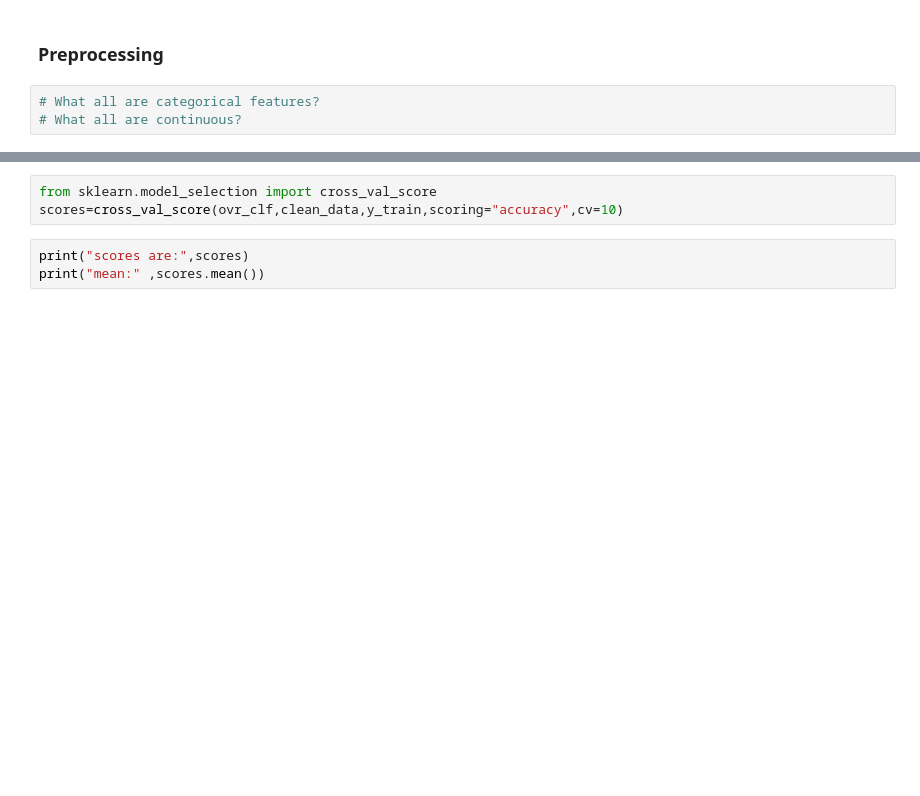
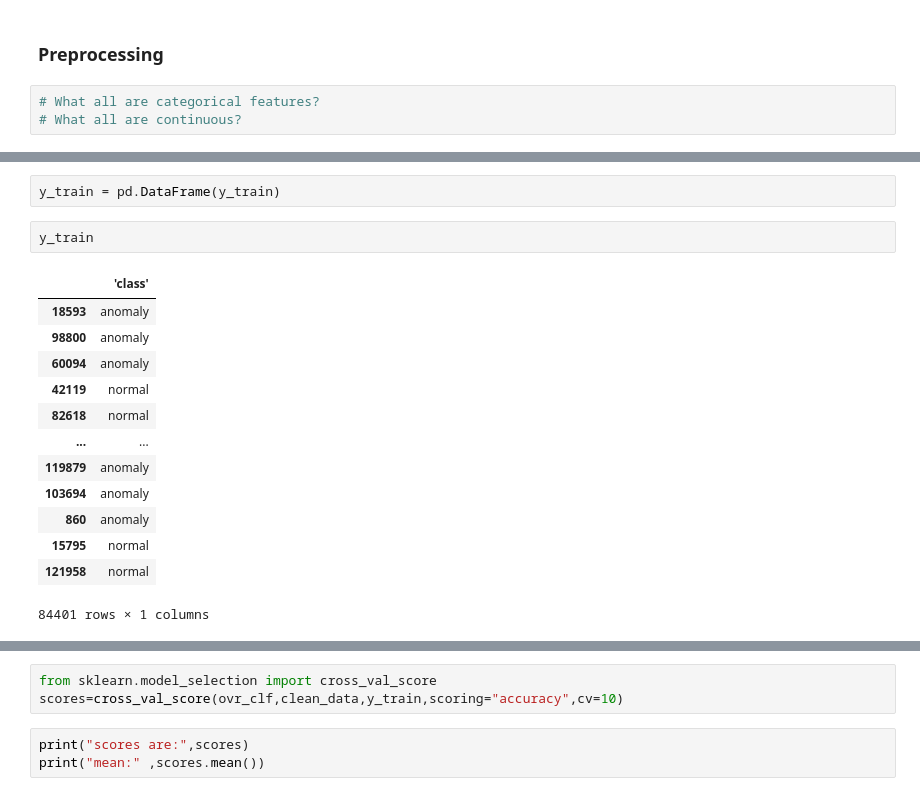
Before and after one commit to AbhashPL/ism-proj, a Jupyter notebook: APT-DNN-ISM.ipynb, the cells around one changed output, grey strips where cells are left out. Cells and saved outputs as stored; diff of their text form; blank space fills up the shorter version.

```diff
--- a/APT-DNN-ISM.ipynb
+++ b/APT-DNN-ISM.ipynb
@@ -310,0 +326,18 @@ clean_data=column_trans.fit_transform(scaled_features)
+# %%
+y_train = pd.DataFrame(y_train)
+# %%
+y_train
+# %% [output]
+|  | 'class' |
+| 18593 | anomaly |
+| 98800 | anomaly |
+| 60094 | anomaly |
+| 42119 | normal |
+| 82618 | normal |
+| ... | ... |
+| 119879 | anomaly |
+| 103694 | anomaly |
+| 860 | anomaly |
+| 15795 | normal |
+| 121958 | normal |
+84401 rows × 1 columns
```
Also changed, not shown: parts of 30 cells of this notebook.
